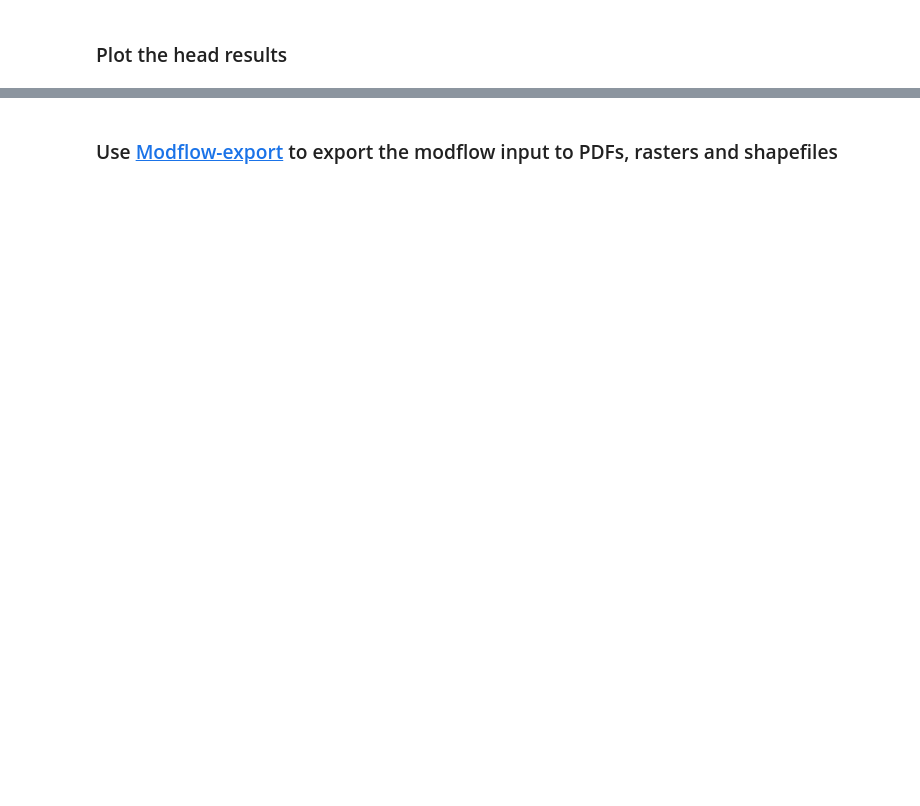
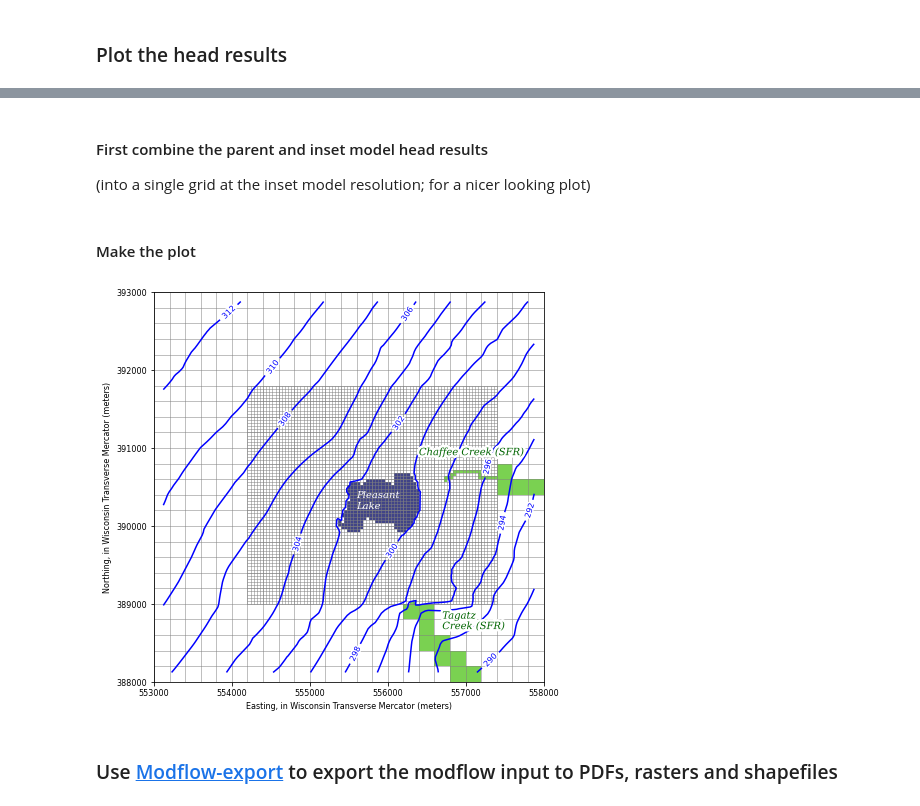
Before and after one commit to DOI-USGS/modflow-setup, a Jupyter notebook: examples/Pleasant_lake_lgr_example.ipynb, the cells around one changed output, grey strips where cells are left out. Saved outputs shown, nothing was run; the diff lists cells and outputs as text; code cells hidden in the pictures; blank space fills up the shorter version.

```diff
--- a/examples/Pleasant_lake_lgr_example.ipynb
+++ b/examples/Pleasant_lake_lgr_example.ipynb
@@ -294,3 +286,76 @@ ax.set_aspect(1)
+# %% [markdown]
+#### First combine the parent and inset model head results
+(into a single grid at the inset model resolution; for a nicer looking plot)
+# %%
+# make the single grid
+l, b, r, t = m.modelgrid.bounds
+xi = np.arange(l, r, 40)
+yi = np.arange(b, t, 40)[::-1]
+Xi, Yi = np.meshgrid(xi, yi)
+
+# make a single set of points
+# including both parent and inset cell centers
+# and water table values
+x = m.modelgrid.xcellcenters[~parent_wt.mask]
+y = m.modelgrid.ycellcenters[~parent_wt.mask]
+x = np.append(x, inset.modelgrid.xcellcenters[~inset_wt.mask])
+y = np.append(y, inset.modelgrid.ycellcenters[~inset_wt.mask])
+z = parent_wt[~parent_wt.mask].data
+z = np.append(z, inset_wt[~inset_wt.mask].data)
+
+# interpolate the results from the points
+# onto the single inset resolution grid
+results = griddata((x, y), z, (Xi, Yi))
+# %% [markdown]
+#### Make the plot
+# %%
+plt.rcParams['axes.labelsize'] = 8
+plt.rcParams['xtick.labelsize'] = 8
+plt.rcParams['ytick.labelsize'] = 8
+
+
+
+layer = 0
+fig, ax = plt.subplots(figsize=(6.5, 6.5))
+# create Flopy plot objects
+parent_mv = flopy.plot.PlotMapView(model=m, ax=ax, layer=layer)
+inset_mv = flopy.plot.PlotMapView(model=inset, ax=ax, layer=layer)
+
+# plot boundary condition cells from Modflow-setup array properties
+inset_bcs = np.ma.masked_array(inset._isbc2d, mask=inset._isbc2d==0)
+parent_bcs = np.ma.masked_array(m._isbc2d, mask=m._isbc2d==0)
+parent_mv.plot_array(parent_bcs, vmin=0, vmax=5)
+inset_mv.plot_array(inset_bcs, vmin=0, vmax=5)
+
+# contour the combined inset/parent head results
+levels = np.arange(290, 315, 2)
+ctr = ax.contour(Xi, Yi, results, levels=levels, colors='b', zorder=10)
+labels = ax.clabel(ctr, inline=True, fontsize=8, inline_spacing=10)
+plt.setp(labels, path_effects=[
+    PathEffects.withStroke(linewidth=3, foreground="w")])
+
+# plot the grid cell edges
+lcp = parent_mv.plot_grid(lw=0.5, ax=ax)
+lci = inset_mv.plot_grid(lw=0.5)
+
+ax.set_ylim(b, t)
+ax.set_xlim(l, r)
+ax.set_aspect(1)
+ax.set_ylabel('Northing, in Wisconsin Transverse Mercator (meters)')
+ax.set_xlabel('Easting, in Wisconsin Transverse Mercator (meters)')
+
+ax.text(555600, 390450, 'Pleasant\nLake', ha='left', va='top', color='w',
+        fontsize=10, fontstyle='italic', family='Serif')
+txt = ax.text(556400, 391000, 'Chaffee Creek (SFR)', ha='left', va='top', color='DarkGreen',
+        fontsize=10, fontstyle='italic', family='Serif', zorder=20)
+txt.set_path_effects([patheffects.withStroke(linewidth=5, foreground='w')])
+txt = ax.text(556700, 388900, 'Tagatz\nCreek (SFR)', ha='left', va='top', color='DarkGreen',
+        fontsize=10, fontstyle='italic', family='Serif', zorder=20)
+txt.set_path_effects([patheffects.withStroke(linewidth=5, foreground='w')])
+plt.tight_layout()
+plt.savefig('postproc/pdfs/results.pdf')
+# %% [output]
+[figure, added]
 # %% [markdown]
 ### Use [Modflow-export](https://github.com/aleaf/modflow-export) to export the modflow input to PDFs, rasters and shapefiles
 # %%
```
Also changed, not shown: parts of 13 cells of this notebook, 11 other files.
